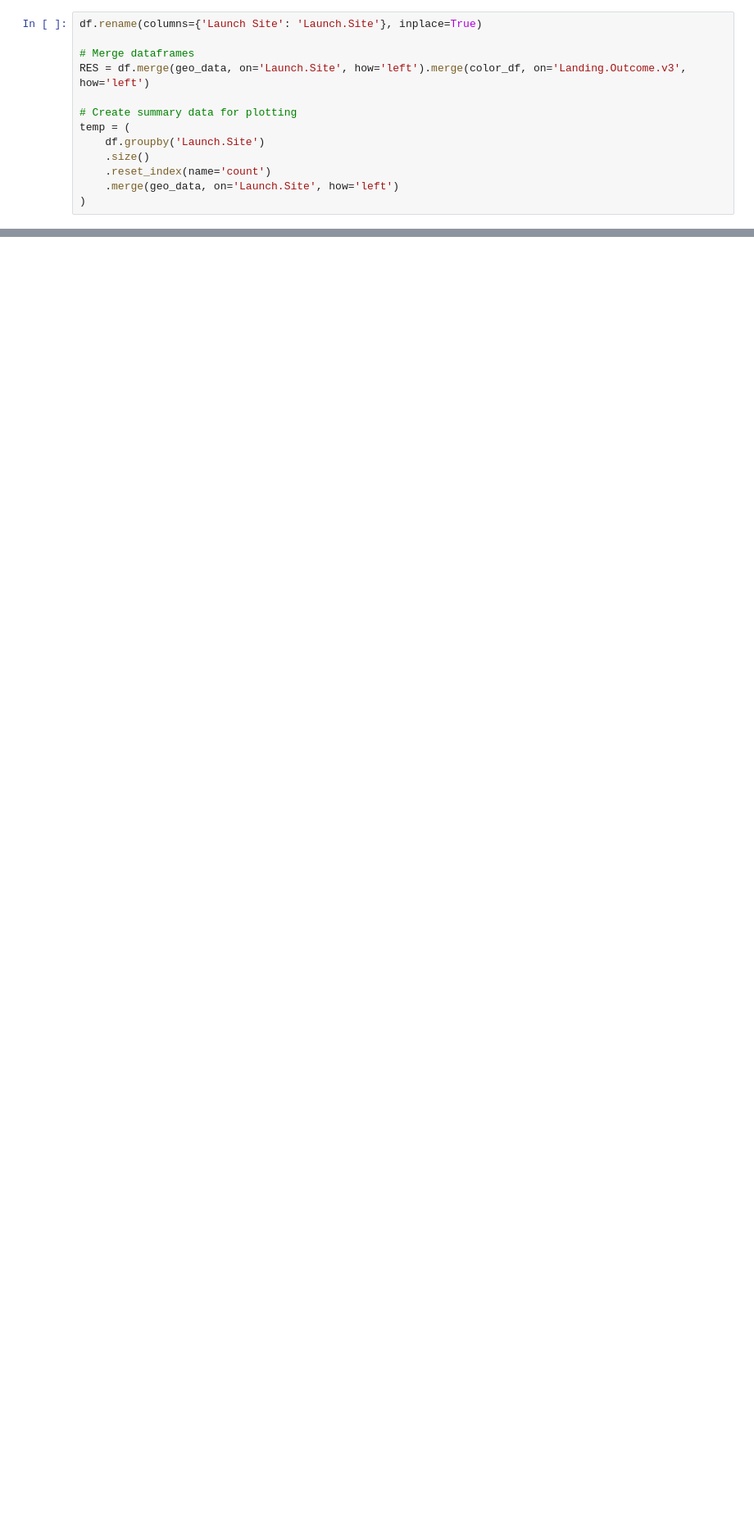
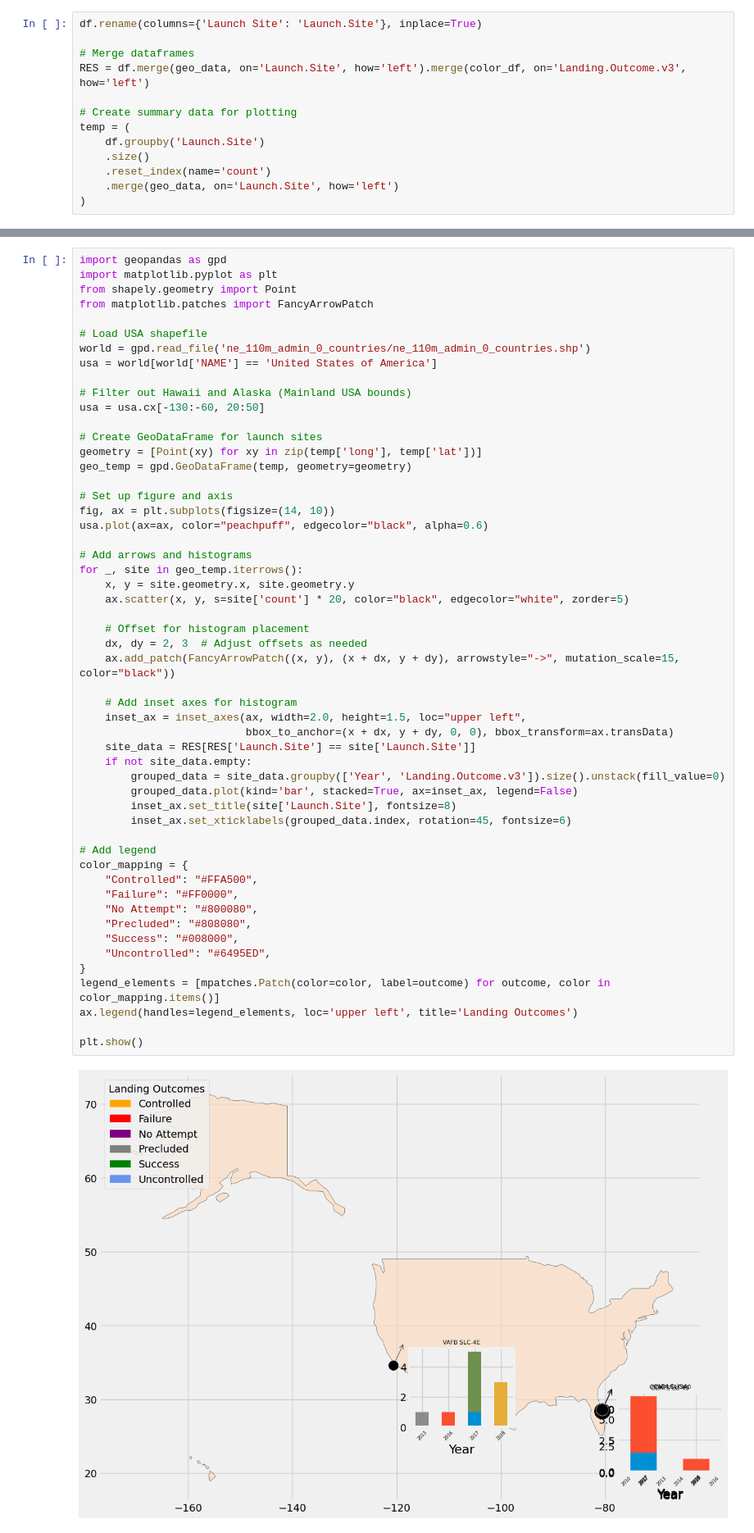
Before and after one commit to markusiewiczj/SpaceX-Launches, a Jupyter notebook: SpaceXLaunches.ipynb, the cells around one changed output, grey strips where cells are left out. Shown: that part at 82% size. Saved outputs shown, nothing was run; the diff lists cells and outputs as text; blank space fills up the shorter version.

Commit message:
working on us map plot

```diff
--- a/SpaceXLaunches.ipynb
+++ b/SpaceXLaunches.ipynb
@@ -387,0 +212,55 @@ plt.show()
+# %%
+import geopandas as gpd
+import matplotlib.pyplot as plt
+from shapely.geometry import Point
+from matplotlib.patches import FancyArrowPatch
+
+# Load USA shapefile
+world = gpd.read_file('ne_110m_admin_0_countries/ne_110m_admin_0_countries.shp')
+usa = world[world['NAME'] == 'United States of America']
+
+# Filter out Hawaii and Alaska (Mainland USA bounds)
+usa = usa.cx[-130:-60, 20:50]
+
+# Create GeoDataFrame for launch sites
+geometry = [Point(xy) for xy in zip(temp['long'], temp['lat'])]
+geo_temp = gpd.GeoDataFrame(temp, geometry=geometry)
+
+# Set up figure and axis
+fig, ax = plt.subplots(figsize=(14, 10))
+usa.plot(ax=ax, color="peachpuff", edgecolor="black", alpha=0.6)
+
+# Add arrows and histograms
+for _, site in geo_temp.iterrows():
+    x, y = site.geometry.x, site.geometry.y
+    ax.scatter(x, y, s=site['count'] * 20, color="black", edgecolor="white", zorder=5)
+
+    # Offset for histogram placement
+    dx, dy = 2, 3  # Adjust offsets as needed
+    ax.add_patch(FancyArrowPatch((x, y), (x + dx, y + dy), arrowstyle="->", mutation_scale=15, color="black"))
+
+    # Add inset axes for histogram
+    inset_ax = inset_axes(ax, width=2.0, height=1.5, loc="upper left",
+                          bbox_to_anchor=(x + dx, y + dy, 0, 0), bbox_transform=ax.transData)
+    site_data = RES[RES['Launch.Site'] == site['Launch.Site']]
+    if not site_data.empty:
+        grouped_data = site_data.groupby(['Year', 'Landing.Outcome.v3']).size().unstack(fill_value=0)
+        grouped_data.plot(kind='bar', stacked=True, ax=inset_ax, legend=False)
+        inset_ax.set_title(site['Launch.Site'], fontsize=8)
+        inset_ax.set_xticklabels(grouped_data.index, rotation=45, fontsize=6)
+
+# Add legend
+color_mapping = {
+    "Controlled": "#FFA500",
+    "Failure": "#FF0000",
+    "No Attempt": "#800080",
+    "Precluded": "#808080",
+    "Success": "#008000",
+    "Uncontrolled": "#6495ED",
+}
+legend_elements = [mpatches.Patch(color=color, label=outcome) for outcome, color in color_mapping.items()]
+ax.legend(handles=legend_elements, loc='upper left', title='Landing Outcomes')
+
+plt.show()
+# %% [output]
+[figure, added]
```
Also changed, not shown: parts of 3 cells of this notebook.
